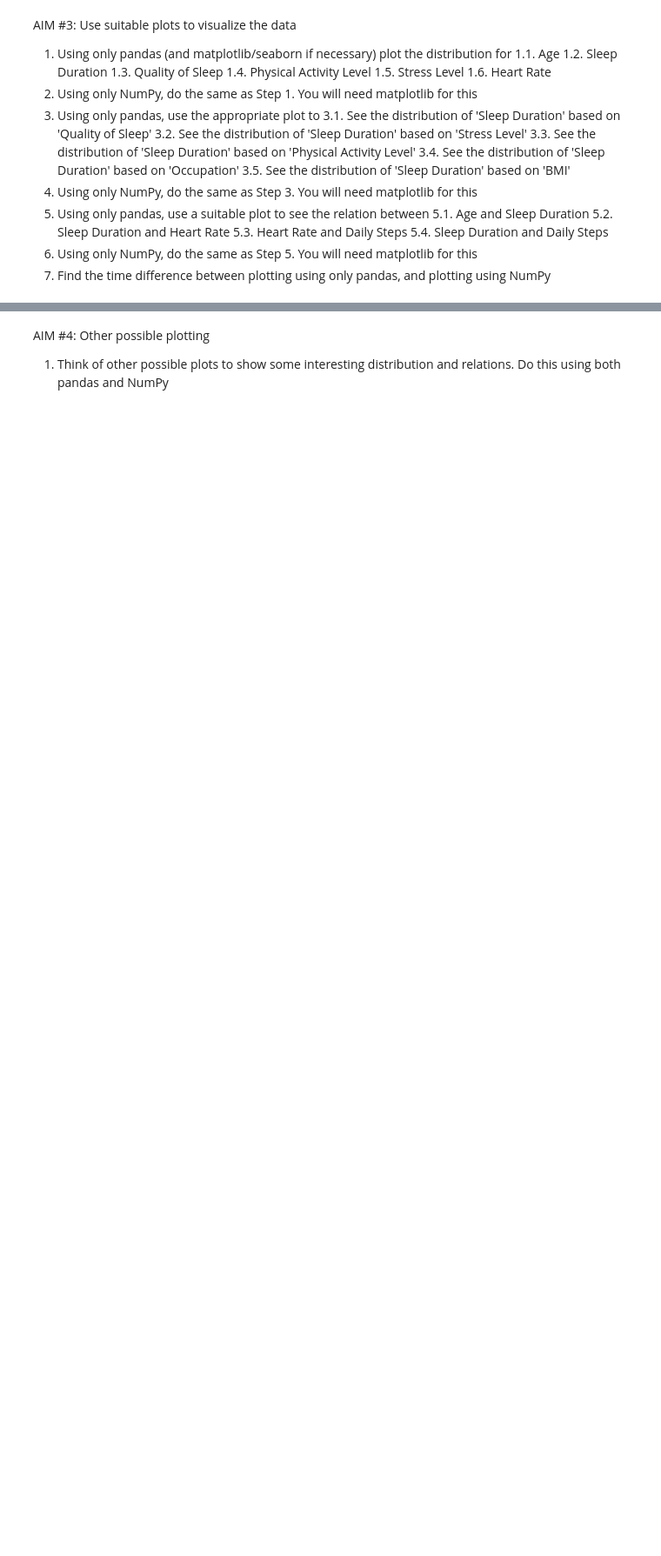
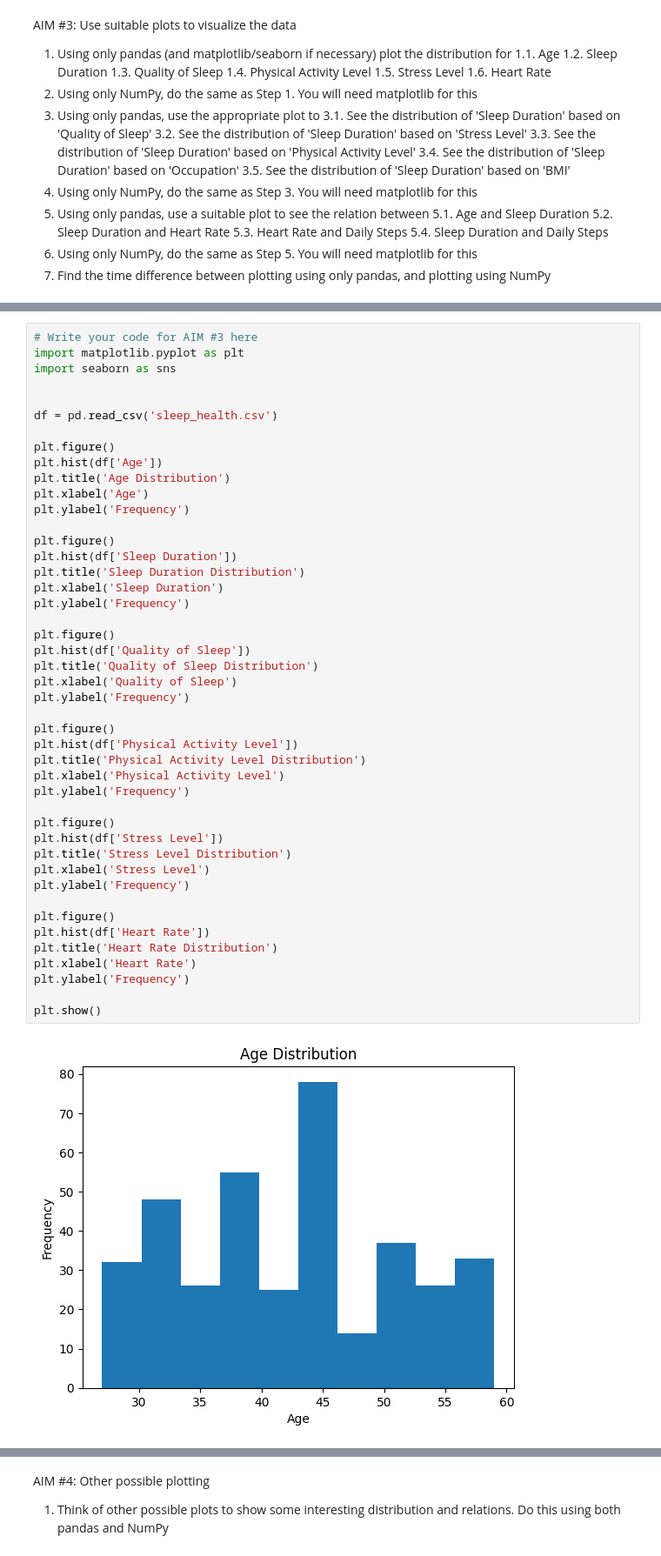
Before and after one commit to rocky-d/scse, a Jupyter notebook: exercise-non-graded/ngex6/ngex6.ipynb, the cells around one changed output, grey strips where cells are left out. Shown at 87% size. Drawn from its saved outputs; the diff is of its cells as text; blank space fills up the shorter version.

```diff
--- a/exercise-non-graded/ngex6/ngex6.ipynb
+++ b/exercise-non-graded/ngex6/ngex6.ipynb
@@ -186,0 +171,47 @@ AIM #3: Use suitable plots to visualize the data
+# %%
+# Write your code for AIM #3 here
+import matplotlib.pyplot as plt
+import seaborn as sns
+
+
+df = pd.read_csv('sleep_health.csv')
+
+plt.figure()
+plt.hist(df['Age'])
+plt.title('Age Distribution')
+plt.xlabel('Age')
+plt.ylabel('Frequency')
+
+plt.figure()
+plt.hist(df['Sleep Duration'])
+plt.title('Sleep Duration Distribution')
+plt.xlabel('Sleep Duration')
+plt.ylabel('Frequency')
+
+plt.figure()
+plt.hist(df['Quality of Sleep'])
+plt.title('Quality of Sleep Distribution')
+plt.xlabel('Quality of Sleep')
+plt.ylabel('Frequency')
+
+plt.figure()
+plt.hist(df['Physical Activity Level'])
+plt.title('Physical Activity Level Distribution')
+plt.xlabel('Physical Activity Level')
+plt.ylabel('Frequency')
+
+plt.figure()
+plt.hist(df['Stress Level'])
+plt.title('Stress Level Distribution')
+plt.xlabel('Stress Level')
+plt.ylabel('Frequency')
+
+plt.figure()
+plt.hist(df['Heart Rate'])
+plt.title('Heart Rate Distribution')
+plt.xlabel('Heart Rate')
+plt.ylabel('Frequency')
+
+plt.show()
+# %% [output]
+[figure, added]
```
Also changed, not shown: parts of 5 cells of this notebook.
